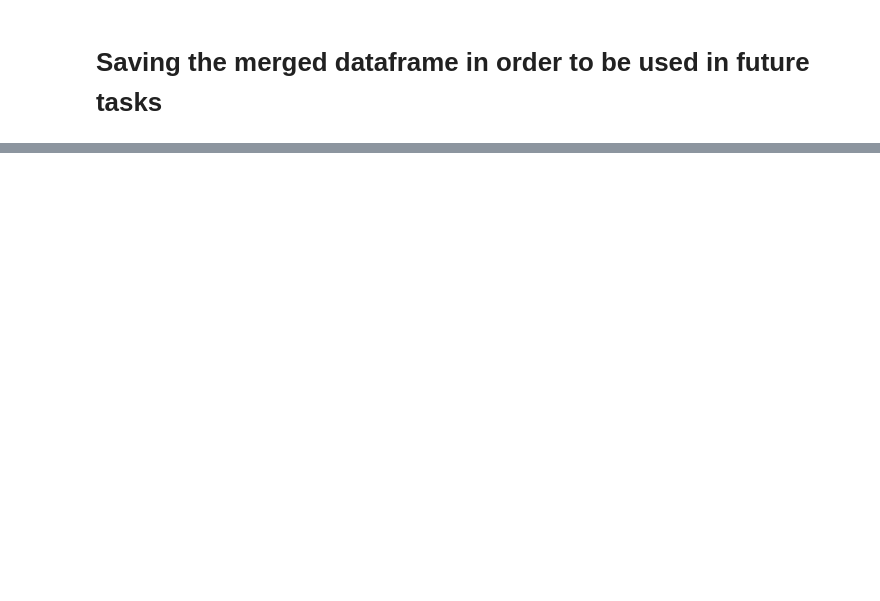
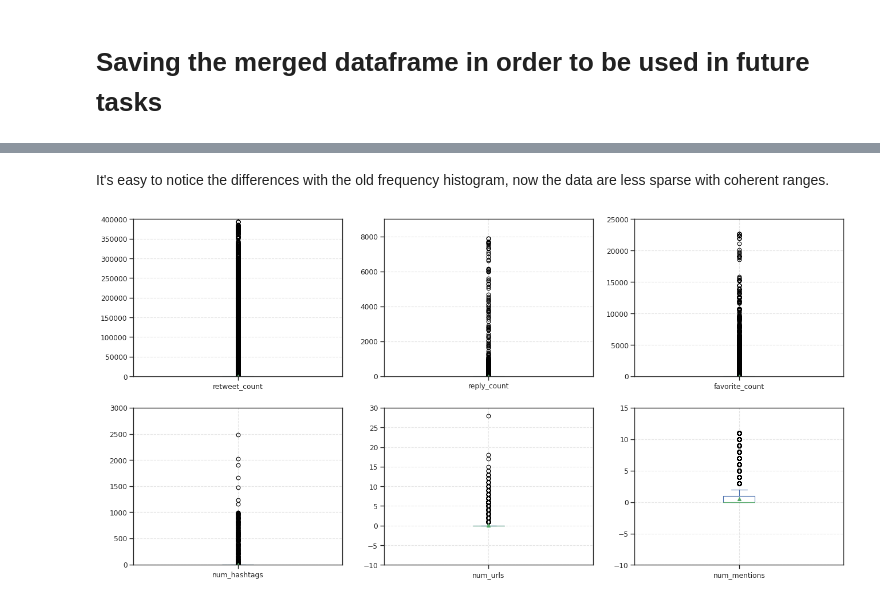
Before and after one commit to Sopralapanca/DM-twitter-dataset-analysis, a Jupyter notebook: DM_preparation_task1.ipynb, the cells around one changed output, grey strips where cells are left out. Drawn from its saved outputs; the diff is of its cells as text; code cells hidden in the pictures; blank space fills up the shorter version.

```diff
--- a/DM_preparation_task1.ipynb
+++ b/DM_preparation_task1.ipynb
@@ -746,5 +718,6 @@ for user_id in likes_sum.index:
 
 users_df['likes_sum'] = users_df['likes_sum'].astype(int)
 users_df['likes_max'] = users_df['likes_max'].astype(int)
+users_df['likes_mean'] = users_df['likes_mean'].astype(int)
 # %% [markdown]
 #### Indicator 4: Ratio between the number of tweets and the number of likes
@@ -1033,0 +1231,41 @@ tweets_df.to_csv(path)
+# %% [markdown]
+It's easy to notice the differences with the old frequency histogram, now the data are less sparse with coherent ranges.
+# %%
+y_ranges = [400000, 9000, 25000, 3000, 30, 15]
+
+def multiple_boxplots(df: DataFrame, columns, tweets=True):
+  if tweets:
+    y_ranges = [400000, 9000, 25000, 3000, 30, 15]
+
+  row_numbers = int(len(columns)/3)
+
+  fig, axs = plt.subplots(row_numbers, 3, sharex=False, sharey=False, dpi=80)
+  if tweets:
+    y_ranges = [400000, 9000, 25000, 3000, 30, 15]
+    fig.set_size_inches(20, 10)
+
+  else:
+    fig.set_size_inches(20, 40)
+
+  idx_col = 0
+
+  for i in range(row_numbers):
+    for j in range(3):
+
+      col = columns[idx_col]
+      ax = df[col].plot.box(showmeans=True,
+                              grid=True, ax = axs[i, j])
+      if tweets:
+        ax.set_ylim(-10, y_ranges[idx_col])
+
+
+      ax.grid(axis='both', alpha=0.5, linestyle='--')
+      idx_col +=1
+
+
+
+columns = ["retweet_count", "reply_count", "favorite_count", "num_hashtags",  "num_urls", "num_mentions"]
+
+multiple_boxplots(tweets_df, columns=columns)
+# %% [output]
+[figure, added]
```
Also changed, not shown: parts of 169 cells of this notebook.
